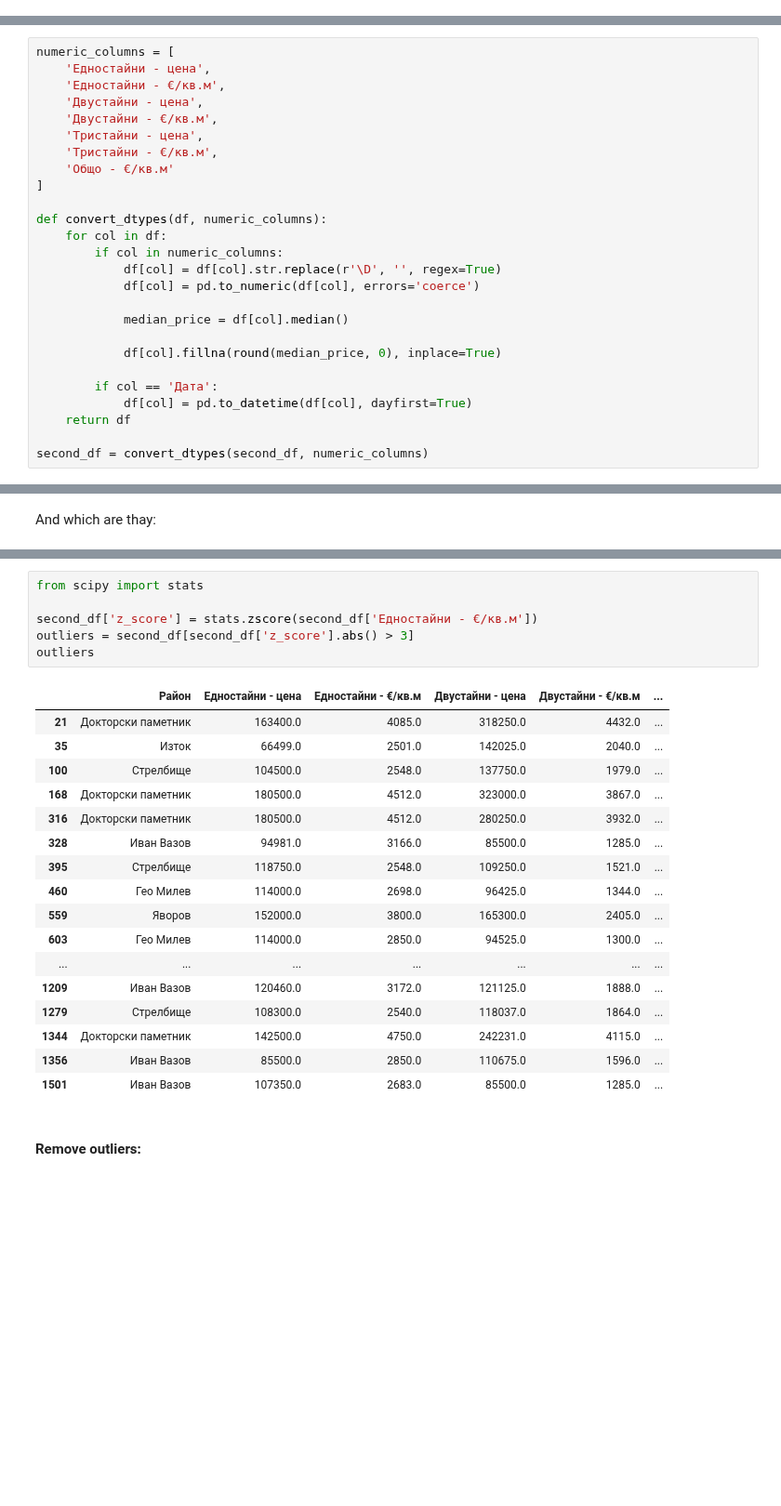
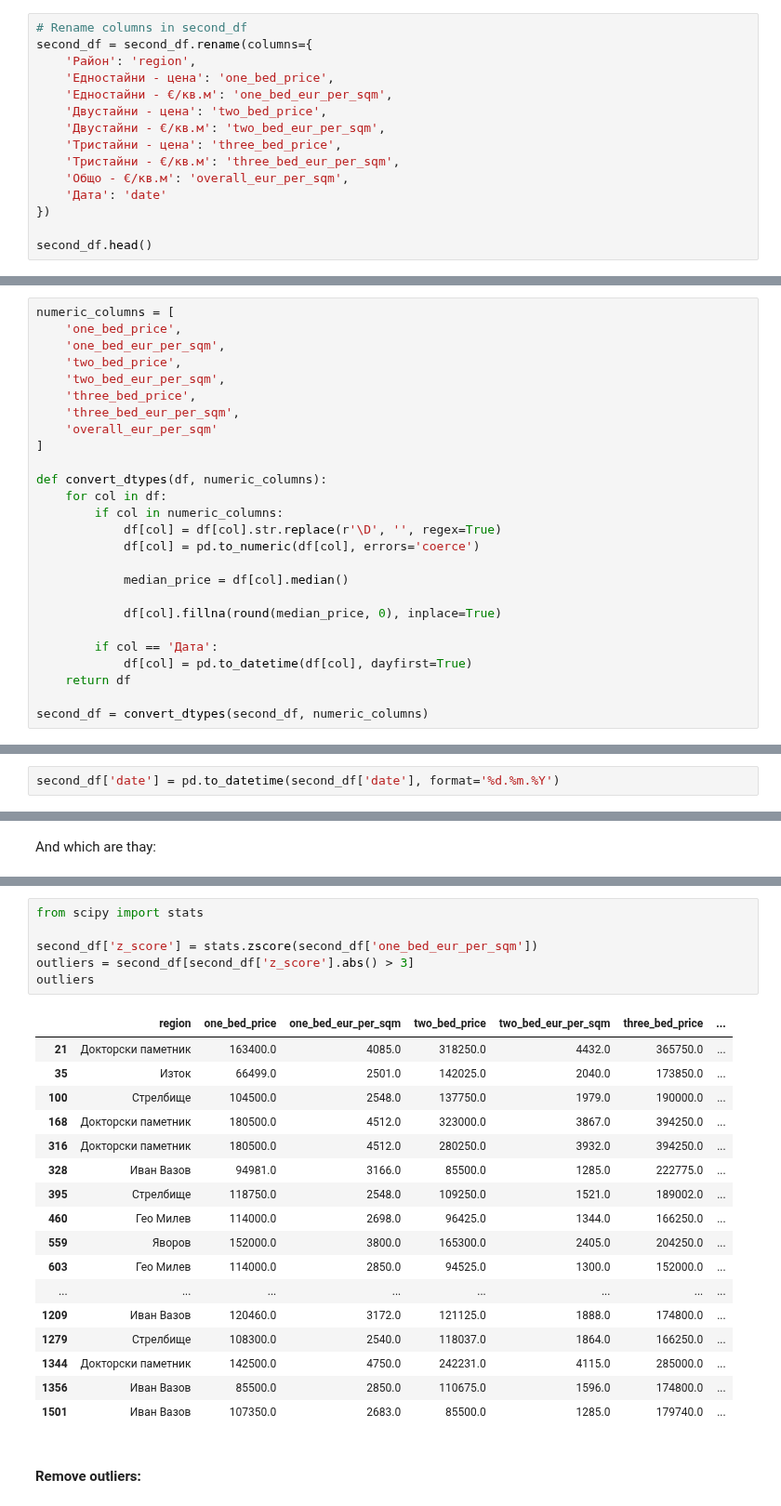
Before and after one commit to GalkaKG/Predicting-Sofia-Real-Estate-Prices, a Jupyter notebook: second_dataset_eda_and_modeling.ipynb, the cells around one changed output, grey strips where cells are left out. Shown at 93% size. Cells and saved outputs as stored; diff of their text form; blank space fills up the shorter version.

```diff
--- a/second_dataset_eda_and_modeling.ipynb
+++ b/second_dataset_eda_and_modeling.ipynb
@@ -71,0 +74,15 @@ Index(['Район', 'Едностайни - цена', 'Едностайни -
+# %%
+# Rename columns in second_df
+second_df = second_df.rename(columns={
+    'Район': 'region',
+    'Едностайни - цена': 'one_bed_price',
+    'Едностайни - €/кв.м': 'one_bed_eur_per_sqm',
+    'Двустайни - цена': 'two_bed_price',
+    'Двустайни - €/кв.м': 'two_bed_eur_per_sqm',
+    'Тристайни - цена': 'three_bed_price',
+    'Тристайни - €/кв.м': 'three_bed_eur_per_sqm',
+    'Общо - €/кв.м': 'overall_eur_per_sqm',
+    'Дата': 'date'
+})
+
+second_df.head()
@@ -88,13 +112,13 @@ How we see in this dataset we have NaN values.
 First, we'll want to convert the columns containing numerical data from object (string) to appropriate numerical types (e.g., float). This conversion is necessary for performing any numerical operations or analysis. And next we will fill the NaN values with the median.
 # %%
 numeric_columns = [
-    'Едностайни - цена',
-    'Едностайни - €/кв.м',
-    'Двустайни - цена',
-    'Двустайни - €/кв.м',
-    'Тристайни - цена',
-    'Тристайни - €/кв.м',
-    'Общо - €/кв.м'
+    'one_bed_price',
+    'one_bed_eur_per_sqm',
+    'two_bed_price',
+    'two_bed_eur_per_sqm',
+    'three_bed_price',
+    'three_bed_eur_per_sqm',
+    'overall_eur_per_sqm'
 ]
 
 def convert_dtypes(df, numeric_columns):
@@ -148,3 +174,5 @@ dtype: object
+# %%
+second_df['date'] = pd.to_datetime(second_df['date'], format='%d.%m.%Y')
 # %% [markdown]
 Check the format of the "Дата" column:
 # %%
@@ -267,27 +295,27 @@ top_5_rows
 # %%
 from scipy import stats
 
-second_df['z_score'] = stats.zscore(second_df['Едностайни - €/кв.м'])
+second_df['z_score'] = stats.zscore(second_df['one_bed_eur_per_sqm'])
 outliers = second_df[second_df['z_score'].abs() > 3]
 outliers
 # %% [output]
-|  | Район | Едностайни - цена | Едностайни - €/кв.м | Двустайни - цена | Двустайни - €/кв.м | ... |
-| 21 | Докторски паметник | 163400.0 | 4085.0 | 318250.0 | 4432.0 | ... |
-| 35 | Изток | 66499.0 | 2501.0 | 142025.0 | 2040.0 | ... |
-| 100 | Стрелбище | 104500.0 | 2548.0 | 137750.0 | 1979.0 | ... |
-| 168 | Докторски паметник | 180500.0 | 4512.0 | 323000.0 | 3867.0 | ... |
-| 316 | Докторски паметник | 180500.0 | 4512.0 | 280250.0 | 3932.0 | ... |
-| 328 | Иван Вазов | 94981.0 | 3166.0 | 85500.0 | 1285.0 | ... |
-| 395 | Стрелбище | 118750.0 | 2548.0 | 109250.0 | 1521.0 | ... |
-| 460 | Гео Милев | 114000.0 | 2698.0 | 96425.0 | 1344.0 | ... |
-| 559 | Яворов | 152000.0 | 3800.0 | 165300.0 | 2405.0 | ... |
-| 603 | Гео Милев | 114000.0 | 2850.0 | 94525.0 | 1300.0 | ... |
-| ... | ... | ... | ... | ... | ... | ... |
-| 1209 | Иван Вазов | 120460.0 | 3172.0 | 121125.0 | 1888.0 | ... |
-| 1279 | Стрелбище | 108300.0 | 2540.0 | 118037.0 | 1864.0 | ... |
-| 1344 | Докторски паметник | 142500.0 | 4750.0 | 242231.0 | 4115.0 | ... |
-| 1356 | Иван Вазов | 85500.0 | 2850.0 | 110675.0 | 1596.0 | ... |
-| 1501 | Иван Вазов | 107350.0 | 2683.0 | 85500.0 | 1285.0 | ... |
+|  | region | one_bed_price | one_bed_eur_per_sqm | two_bed_price | two_bed_eur_per_sqm | three_bed_price | ... |
+| 21 | Докторски паметник | 163400.0 | 4085.0 | 318250.0 | 4432.0 | 365750.0 | ... |
+| 35 | Изток | 66499.0 | 2501.0 | 142025.0 | 2040.0 | 173850.0 | ... |
+| 100 | Стрелбище | 104500.0 | 2548.0 | 137750.0 | 1979.0 | 190000.0 | ... |
+| 168 | Докторски паметник | 180500.0 | 4512.0 | 323000.0 | 3867.0 | 394250.0 | ... |
+| 316 | Докторски паметник | 180500.0 | 4512.0 | 280250.0 | 3932.0 | 394250.0 | ... |
+| 328 | Иван Вазов | 94981.0 | 3166.0 | 85500.0 | 1285.0 | 222775.0 | ... |
+| 395 | Стрелбище | 118750.0 | 2548.0 | 109250.0 | 1521.0 | 189002.0 | ... |
+| 460 | Гео Милев | 114000.0 | 2698.0 | 96425.0 | 1344.0 | 166250.0 | ... |
+| 559 | Яворов | 152000.0 | 3800.0 | 165300.0 | 2405.0 | 204250.0 | ... |
+| 603 | Гео Милев | 114000.0 | 2850.0 | 94525.0 | 1300.0 | 152000.0 | ... |
+| ... | ... | ... | ... | ... | ... | ... | ... |
+| 1209 | Иван Вазов | 120460.0 | 3172.0 | 121125.0 | 1888.0 | 174800.0 | ... |
+| 1279 | Стрелбище | 108300.0 | 2540.0 | 118037.0 | 1864.0 | 166250.0 | ... |
+| 1344 | Докторски паметник | 142500.0 | 4750.0 | 242231.0 | 4115.0 | 285000.0 | ... |
+| 1356 | Иван Вазов | 85500.0 | 2850.0 | 110675.0 | 1596.0 | 174800.0 | ... |
+| 1501 | Иван Вазов | 107350.0 | 2683.0 | 85500.0 | 1285.0 | 179740.0 | ... |
 # %% [markdown]
 #### Remove outliers:
 # %%
```
Also changed, not shown: parts of 26 cells of this notebook, 1 other file.
